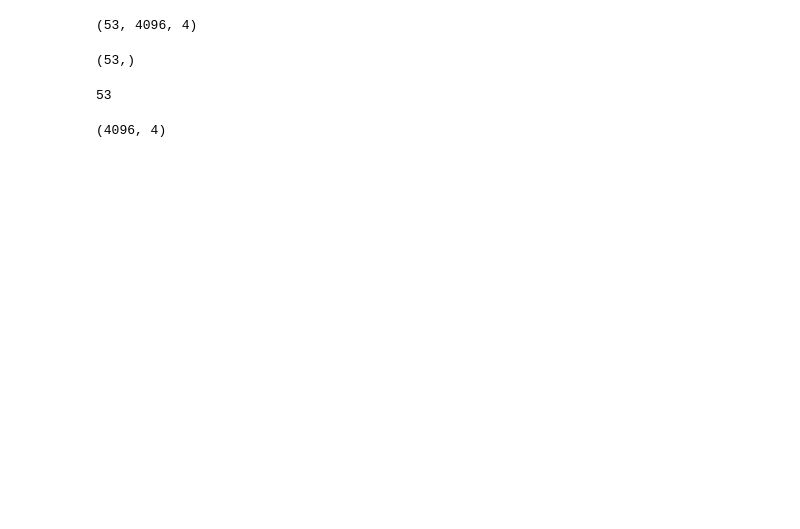
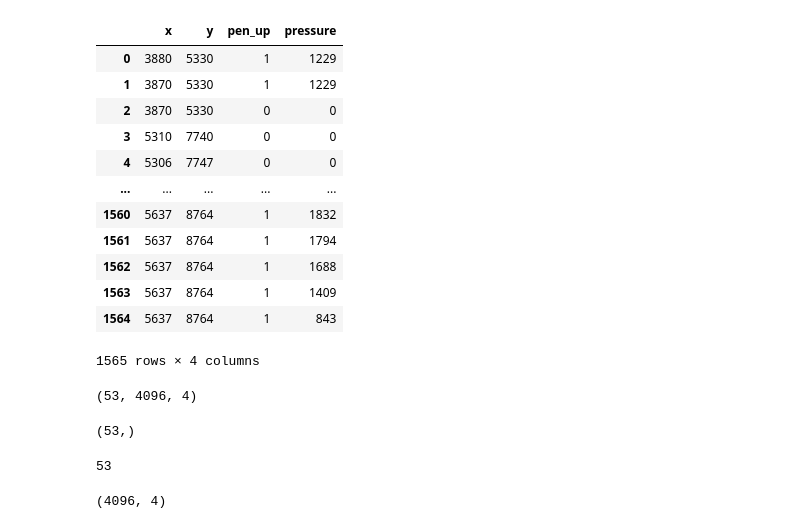
Before and after one commit to spolex/spiral, a Jupyter notebook: notebooks/sandbox.ipynb, the cells around one changed output. Cells and saved outputs as stored; diff of their text form; code cells hidden in the pictures; blank space fills up the shorter version.

```diff
--- a/notebooks/sandbox.ipynb
+++ b/notebooks/sandbox.ipynb
@@ -51,6 +67,22 @@ for path, level in zip(meta_df.abs_path, meta_df.level):
     df = pd.read_csv(path, sep="\s+",header=None,names=features,skiprows=1,usecols=[0,1,3,6])
     X.append(resample(df.values.astype('int16'), 4096))
     y.append(level)
+# %%
+df
+# %% [output]
+|  | x | y | pen_up | pressure |
+| 0 | 3880 | 5330 | 1 | 1229 |
+| 1 | 3870 | 5330 | 1 | 1229 |
+| 2 | 3870 | 5330 | 0 | 0 |
+| 3 | 5310 | 7740 | 0 | 0 |
+| 4 | 5306 | 7747 | 0 | 0 |
+| ... | ... | ... | ... | ... |
+| 1560 | 5637 | 8764 | 1 | 1832 |
+| 1561 | 5637 | 8764 | 1 | 1794 |
+| 1562 | 5637 | 8764 | 1 | 1688 |
+| 1563 | 5637 | 8764 | 1 | 1409 |
+| 1564 | 5637 | 8764 | 1 | 843 |
+1565 rows × 4 columns
 # %%
 with open('feat.npy', 'wb') as temp_feat:
     np.save(temp_feat, np.array(X, dtype=np.float32), allow_pickle=True)
```
Also changed, not shown: parts of 3 cells of this notebook, 8 other files.
